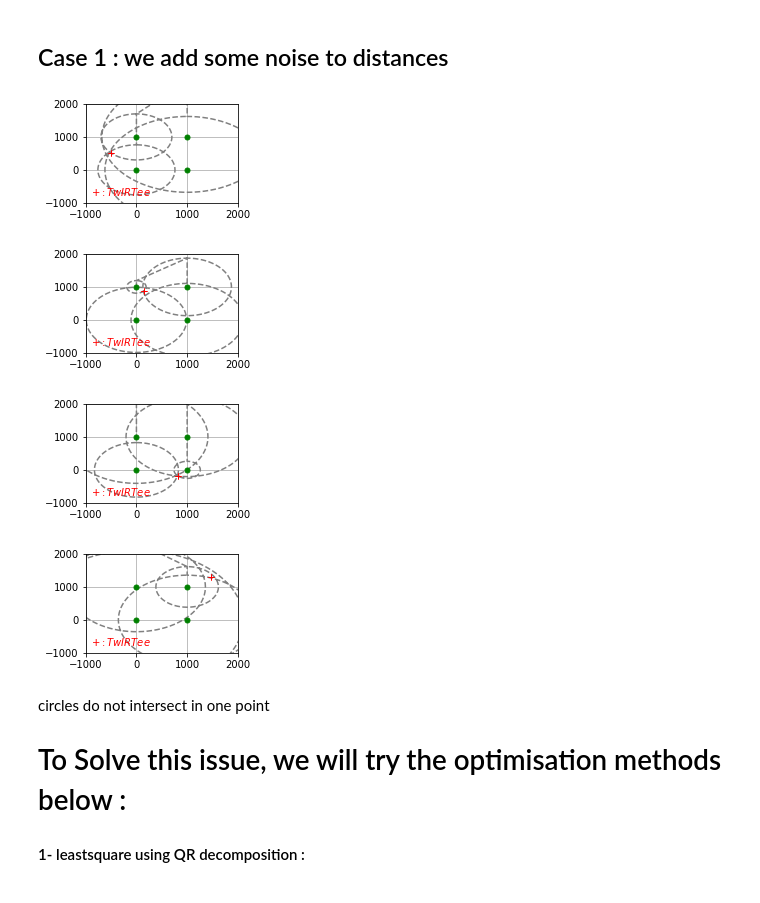
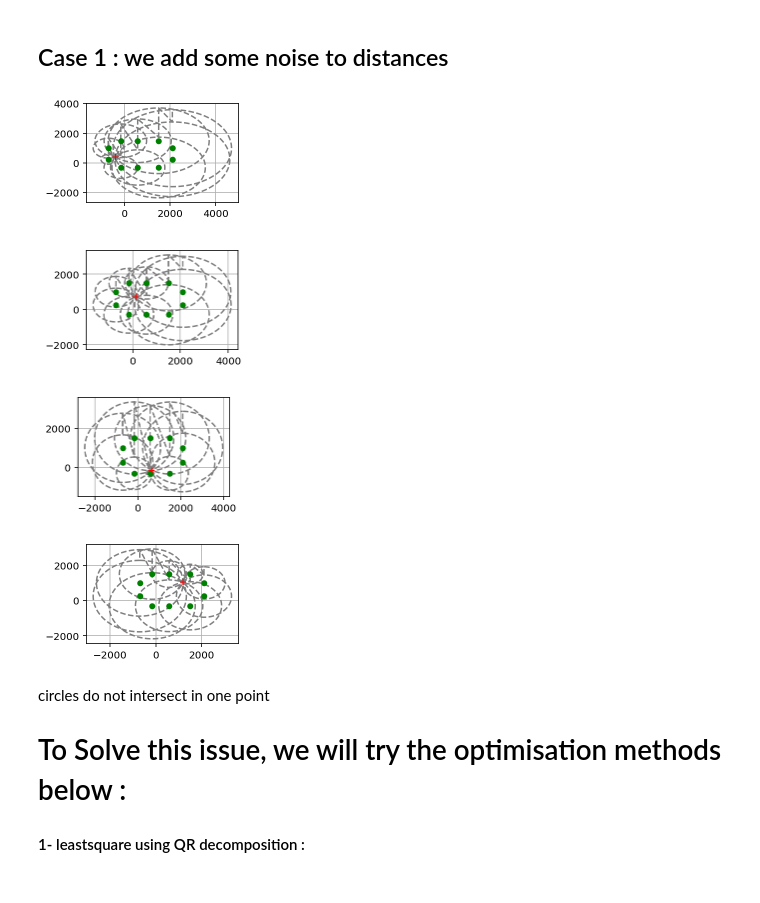
Before and after one commit to SamiEzz/TWIRTEE-IRT, a Jupyter notebook: trilaterationSimulation.ipynb, the cells around one changed output. Saved outputs shown, nothing was run; the diff lists cells and outputs as text; code cells hidden in the pictures.

```diff
--- a/trilaterationSimulation.ipynb
+++ b/trilaterationSimulation.ipynb
@@ -42,5 +42,11 @@ def anchorsPosition(delta):
 	return _position;
 
 vector=anchorsPosition(5000)
+#vector=[[0,1000,1000,0,500],[0,0,1000,1000,500]]
+#vector=[[-1000,0,1000,2000,3000,4000],[0,0,0,0,0,0]]
+
+vector=[[-700,-700,-160,-160,580,580,1500,1500,2100,2100],[250,1000,-300,1500,-300,1500,-300,1500,250,1000]]
+
+#plt.plot(vector[0],vector[1])
 # %%
 def drawCercles(vector,_R):
@@ -60,8 +66,8 @@ def robotMove(max,npoints):
     t=linspace(0,max,npoints)
     #x=150*sin(t)+60*t+200
     #y=100*t
-    x=-500+250*t
-    y=500+800*sin(t)
+    x=(-500+250*t)*0.8
+    y=0.8*(500+800*sin(t))
     robot=[]
     robot.append(x)
     robot.append(y)
@@ -82,7 +88,7 @@ def distanceSensors(rate,ray):
 		dvector.append(ray[i]+randint(-int(ray[i]*rate)-1,int(ray[i]*rate+1)))
 	return dvector;
 # %%
-vector=anchorsPosition(1000)
+#vector=anchorsPosition(1000)
 robot=robotMove(max,npoints)
 # %% [markdown]
 * 1er cas de figure :mesures parfaites
@@ -114,11 +120,12 @@ for j in range(4):
     ray=rightRayons(position,vector)
     cercles = drawCercles(vector,ray)
     plt.plot(cercles[0],cercles[1],"--",color="gray")
-    plt.text(-900,-800, r'$ +: TwIRTee $',color='red')
+    #plt.text(-900,-800, r'$ +: TwIRTee $',color='red')
     plt.plot(vector[0],vector[1],"o",markersize=5,color="green")
     plt.plot(robot[0][5*j],robot[1][5*j],"+",color="red")
-    plt.ylim(-1000,2000)
-    plt.xlim(-1000,2000)
+
+#    plt.ylim(-1000,2000)
+#    plt.xlim(-1000,2000)
     plt.grid(True)
     plt.show()
 # %% [output]
@@ -131,31 +138,33 @@ for j in range(4):
 # %%
 
 plt.figure(3)
-plt.title("Reel life example")
+title="Reel life example, rate : "
+title+=str(rate)
+plt.title(title)
 i=221
 for j in range(4):
     plt.subplot(i+j)
     position=[]
     position.append(robot[0][5*j])
     position.append(robot[1][5*j])
     ray=rightRayons(position,vector)
-    mesuredRay=distanceSensors(0.1,ray)
+    mesuredRay=distanceSensors(rate,ray)
     cercles = drawCercles(vector,mesuredRay)
     plt.plot(cercles[0],cercles[1],"--",color="gray")
-    plt.text(-900,-800, r'$ +: TwIRTee $',color='red')
+ #plt.text(-900,-800, r'$ +: TwIRTee $',color='red')
     plt.plot(vector[0],vector[1],"o",markersize=5,color="green")
     plt.plot(robot[0][5*j],robot[1][5*j],"+",color="red")
     plt.plot(robot[0][5*j],robot[1][5*j],"+",color="red")
 
-    plt.ylim(-1000,2000)
-    plt.xlim(-1000,2000)
+#    plt.ylim(-1000,2000)
+#    plt.xlim(-1000,2000)
     plt.grid(True)
     plt.show()
 # %% [output]
-[figure, old version]
+[figure, new version]
-[figure, old version]
+[figure, new version]
-[figure, old version]
+[figure, new version]
-[figure, old version]
+[figure, new version]
 # %% [markdown]
 circles do not intersect in one point
 # To Solve this issue, we will try the optimisation methods below :
```
Also changed, not shown: parts of 8 cells of this notebook.
